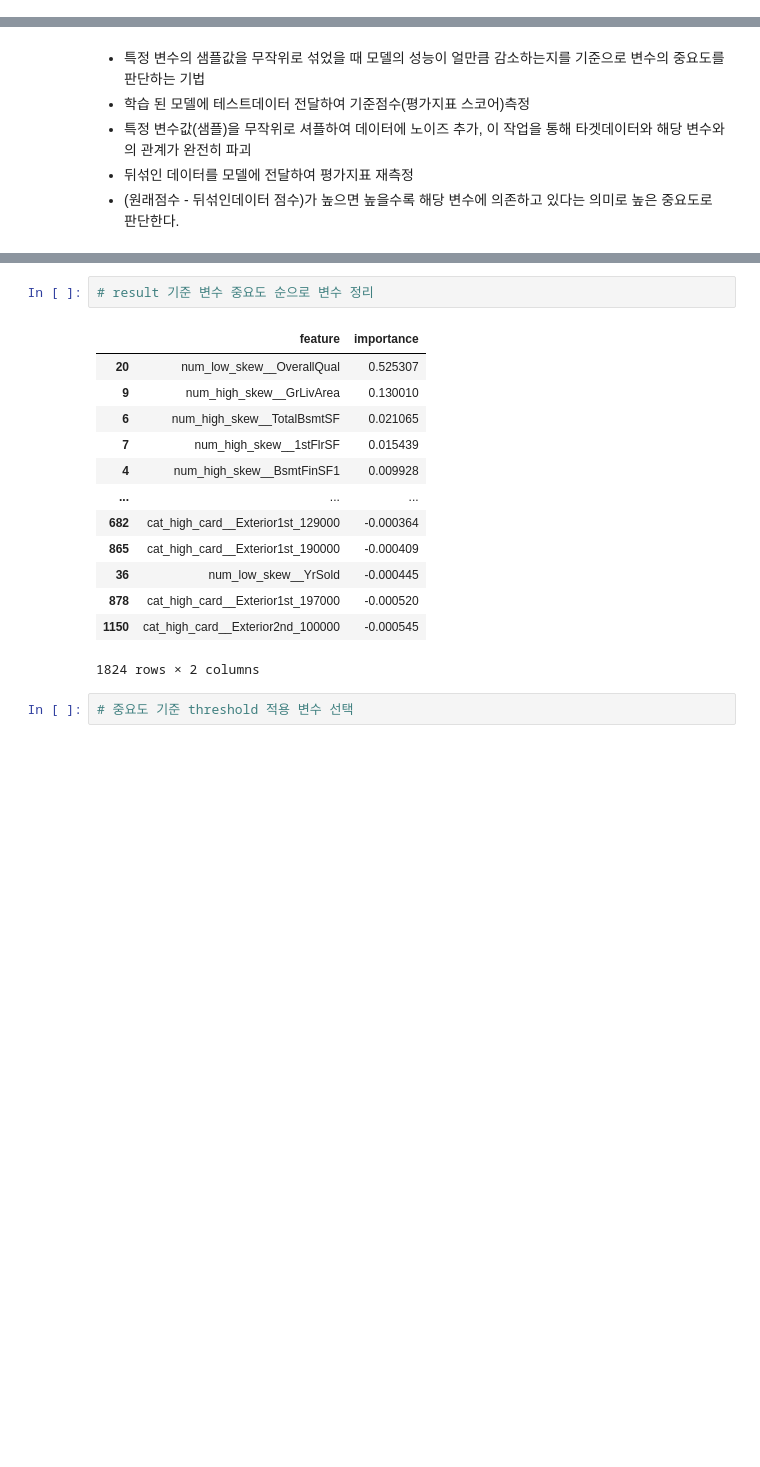
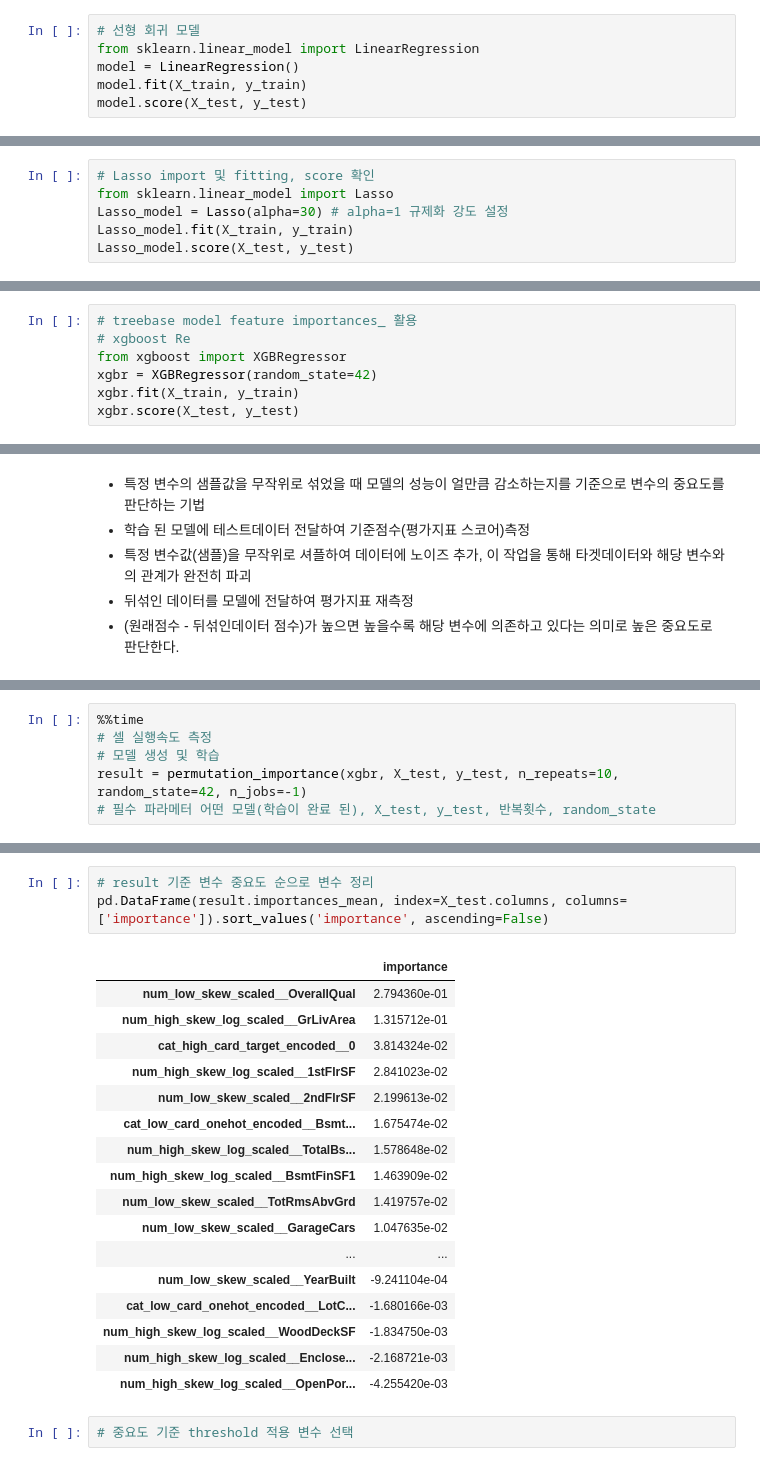
Before and after one commit to overgroove/samsung_lecture, a Jupyter notebook: 05_feature_eng_selection.ipynb, the cells around one changed output, grey strips where cells are left out. Cells and saved outputs as stored; diff of their text form; blank space fills up the shorter version.

```diff
--- a/05_feature_eng_selection.ipynb
+++ b/05_feature_eng_selection.ipynb
@@ -45,0 +74,6 @@ pd.options.display.max_rows = 200
+# %%
+# 선형 회귀 모델
+from sklearn.linear_model import LinearRegression
+model = LinearRegression()
+model.fit(X_train, y_train)
+model.score(X_test, y_test)
@@ -45,0 +82,6 @@ pd.options.display.max_rows = 200
+# %%
+# Lasso import 및 fitting, score 확인
+from sklearn.linear_model import Lasso
+Lasso_model = Lasso(alpha=30) # alpha=1 규제화 강도 설정
+Lasso_model.fit(X_train, y_train)
+Lasso_model.score(X_test, y_test)
@@ -85,0 +126,7 @@ Index(['num_high_skew__MSSubClass', 'num_high_skew__LotFrontage',
+# %%
+# treebase model feature importances_ 활용
+# xgboost Re
+from xgboost import XGBRegressor
+xgbr = XGBRegressor(random_state=42)
+xgbr.fit(X_train, y_train)
+xgbr.score(X_test, y_test)
@@ -100,0 +179,6 @@ Wall time: 11min 14s
+# %%
+%%time
+# 셀 실행속도 측정
+# 모델 생성 및 학습
+result = permutation_importance(xgbr, X_test, y_test, n_repeats=10, random_state=42, n_jobs=-1)
+# 필수 파라메터 어떤 모델(학습이 완료 된), X_test, y_test, 반복횟수, random_state
@@ -101,19 +188,24 @@ Wall time: 11min 14s
 # %%
 # result 기준 변수 중요도 순으로 변수 정리
+pd.DataFrame(result.importances_mean, index=X_test.columns, columns=['importance']).sort_values('importance', ascending=False)
 # %% [output]
-|  | feature | importance |
-| 20 | num_low_skew__OverallQual | 0.525307 |
-| 9 | num_high_skew__GrLivArea | 0.130010 |
-| 6 | num_high_skew__TotalBsmtSF | 0.021065 |
-| 7 | num_high_skew__1stFlrSF | 0.015439 |
-| 4 | num_high_skew__BsmtFinSF1 | 0.009928 |
-| ... | ... | ... |
-| 682 | cat_high_card__Exterior1st_129000 | -0.000364 |
-| 865 | cat_high_card__Exterior1st_190000 | -0.000409 |
-| 36 | num_low_skew__YrSold | -0.000445 |
-| 878 | cat_high_card__Exterior1st_197000 | -0.000520 |
-| 1150 | cat_high_card__Exterior2nd_100000 | -0.000545 |
+|  | importance |
+| num_low_skew_scaled__OverallQual | 2.794360e-01 |
+| num_high_skew_log_scaled__GrLivArea | 1.315712e-01 |
+| cat_high_card_target_encoded__0 | 3.814324e-02 |
+| num_high_skew_log_scaled__1stFlrSF | 2.841023e-02 |
+| num_low_skew_scaled__2ndFlrSF | 2.199613e-02 |
+| cat_low_card_onehot_encoded__Bsmt... | 1.675474e-02 |
+| num_high_skew_log_scaled__TotalBs... | 1.578648e-02 |
+| num_high_skew_log_scaled__BsmtFinSF1 | 1.463909e-02 |
+| num_low_skew_scaled__TotRmsAbvGrd | 1.419757e-02 |
+| num_low_skew_scaled__GarageCars | 1.047635e-02 |
+| ... | ... |
+| num_low_skew_scaled__YearBuilt | -9.241104e-04 |
+| cat_low_card_onehot_encoded__LotC... | -1.680166e-03 |
+| num_high_skew_log_scaled__WoodDeckSF | -1.834750e-03 |
+| num_high_skew_log_scaled__Enclose... | -2.168721e-03 |
+| num_high_skew_log_scaled__OpenPor... | -4.255420e-03 |
-1824 rows × 2 columns
 # %%
 # 중요도 기준 threshold 적용 변수 선택
 # %% [output]
```
Also changed, not shown: parts of 29 cells of this notebook.
